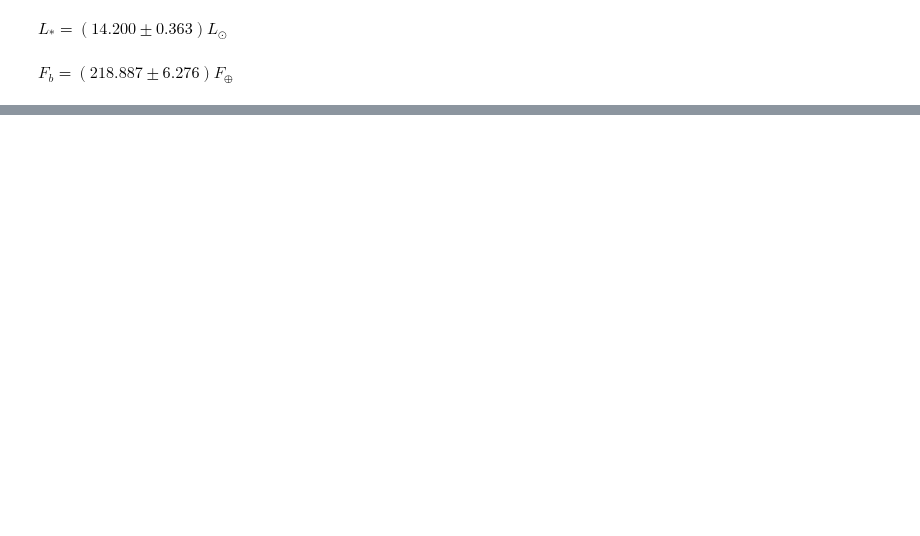
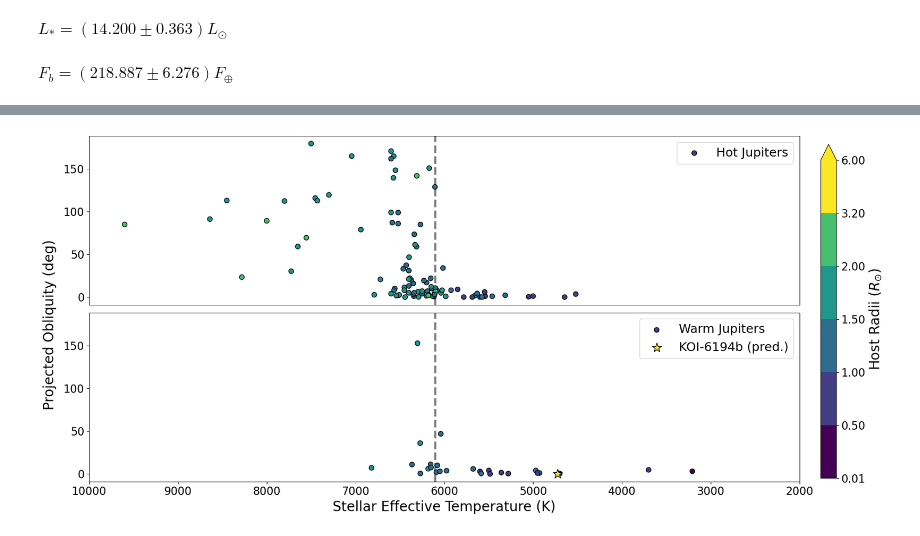
Before and after one commit to SilencePhyxion/KOI6194, a Jupyter notebook: code/Population Map.ipynb, the cells around one changed output, grey strips where cells are left out. Cells and saved outputs as stored; diff of their text form; code cells hidden in the pictures; blank space fills up the shorter version.

```diff
--- a/code/Population Map.ipynb
+++ b/code/Population Map.ipynb
@@ -263,0 +189,96 @@ IndexingError: Unalignable boolean Series provided as indexer (index of the bool
+# %%
+import numpy as np
+import pandas as pd
+import matplotlib.pyplot as plt
+import matplotlib as mpl
+
+ob = pd.read_csv("mod_obliquity_measurements.csv")
+txt = pd.read_csv("obliquity_ascii.txt", delimiter="\t")
+
+df = pd.DataFrame({
+    "teff": pd.to_numeric(txt["T_eff"].astype(str).str[:4], errors="coerce"),
+    "st_rad": pd.to_numeric(txt["R"].astype(str).str[:4], errors="coerce"),
+    "pl_rad": pd.to_numeric(ob["r"], errors="coerce"),
+    "lam": pd.to_numeric(ob["lambda"], errors="coerce"),
+    "a_R": pd.to_numeric(ob["a/R"], errors="coerce"),
+    "pl_mass": pd.to_numeric(ob["m"], errors="coerce"),
+})
+
+# Drop rows that don't have teff, lam, a_R and st_rad
+df = df.dropna(subset=["teff", "lam", "a_R", "st_rad"])
+
+# filtering
+mask0 = (df["lam"] < 10) & (df["teff"] > 7500)
+mask  = (df["lam"] > 10) & (df["teff"] < 6000)
+mask1 = (df["lam"] > 5)  & (df["teff"] < 5500)
+
+df = df.loc[~(mask0 | mask | mask1)].copy()
+
+# Classes
+is_hj = df["a_R"] < 10
+is_wj = df["a_R"] > 10
+class_mask = np.array([is_hj, is_wj])
+class_labels = np.array(["Hot Jupiters", "Warm Jupiters"])
+fig, ax = plt.subplots(2,1,figsize=(16, 8), sharey=True)
+fontsize = 20
+
+colors = plt.get_cmap('viridis')(np.linspace(0, 1, 256))
+new_colors = np.vstack((colors[:200], colors[230:]))  # Remove colors between indices that map to [3.2, 6.0]
+new_cmap = ListedColormap(new_colors)
+cmap = new_cmap
+bounds = np.array([0.01, 0.5, 1, 1.5, 2, 3.2, 6])
+norm = BoundaryNorm(bounds, ncolors=cmap.N, clip=True)
+
+for i, (jup, jup_lab) in enumerate(zip(class_mask, class_labels)):
+    sc = ax[i].scatter(
+        df.loc[jup, "teff"],
+        df.loc[jup, "lam"],
+        c=df.loc[jup, "st_rad"],
+        cmap=cmap,
+        norm=norm,
+        s=50,
+        edgecolor='k',
+        label=jup_lab,
+    )
+    if i == 0:
+        ax[i].set_xticks([])
+    if i == 1:
+        ax[i].scatter(KOI6194b[-2], KOI6194b[-1], s=200, c=KOI_rad, cmap=cmap, norm=norm, edgecolor='k', marker='*', label="KOI-6194b (pred.)")
+        ax[i].set_xlabel("Stellar Effective Temperature (K)", fontsize=fontsize)
+    ax[i].tick_params(axis="both", which="major", labelsize=16)
+
+    ax[i].axvline(6100,c='grey',linestyle='--',linewidth=3.0, zorder=-1)
+    ax[i].legend(fontsize=18)
+    ax[i].tick_params(axis='both', which='major', labelsize=16)
+    ax[i].set_xlim(10000,2000)
+fig.supylabel(
+    r"Projected Obliquity (deg)",
+    fontsize=fontsize,
+    x=0.01,
+)
+fig.subplots_adjust(right=0.88)
+
+# Explicit colorbar axis: [left, bottom, width, height]
+cax = fig.add_axes([
+    1,
+    0.11,
+    0.02,
+    0.85,
+])
+
+sm = mpl.cm.ScalarMappable(norm=norm, cmap=cmap)
+sm.set_array([])
+
+cbar = fig.colorbar(
+    sm,
+    cax=cax,
+    extend='max'
+)
+cbar.set_ticks(bounds)
+cbar.set_label(r'Host Radii $(R_{\odot})$',fontsize=fontsize)
+cbar.ax.tick_params(labelsize=16)
+
+plt.tight_layout()
+plt.show()
+# %% [output]
+[figure, added]
```
Also changed, not shown: parts of 5 cells of this notebook, 5 other files.
